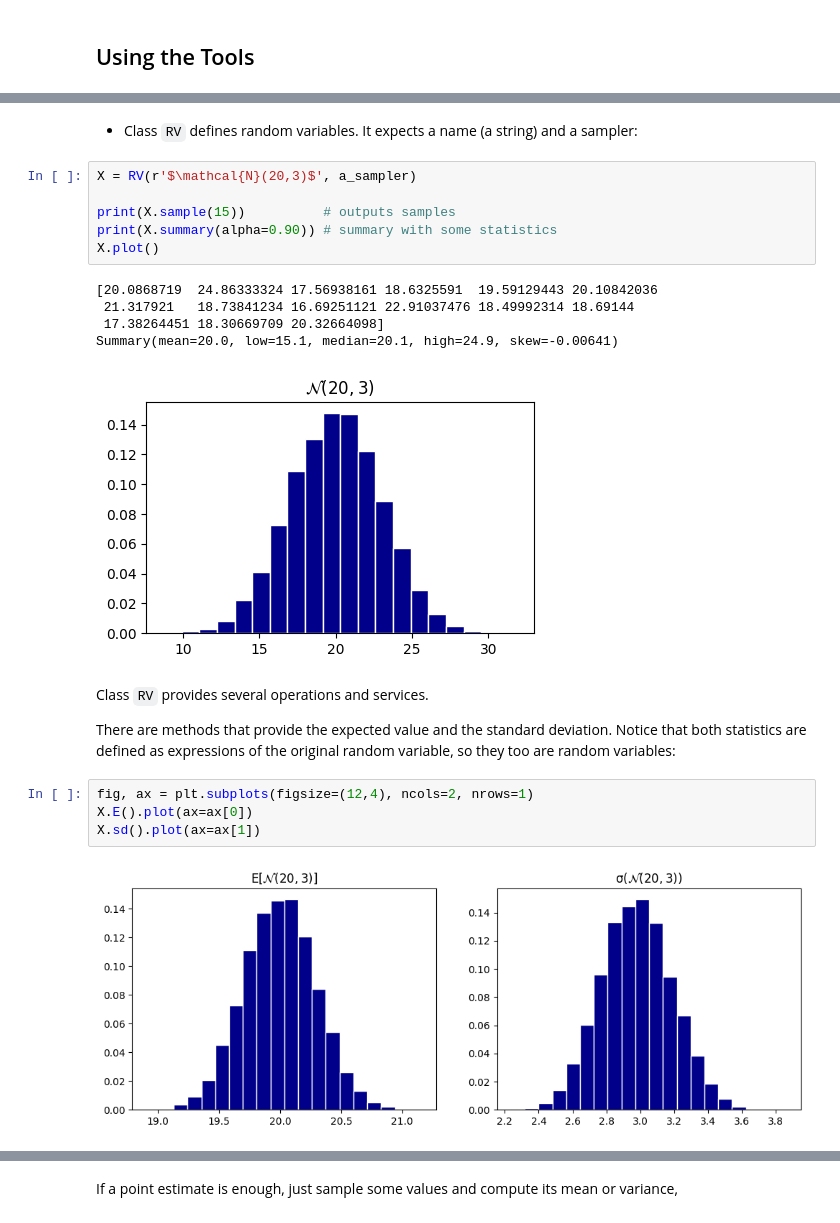
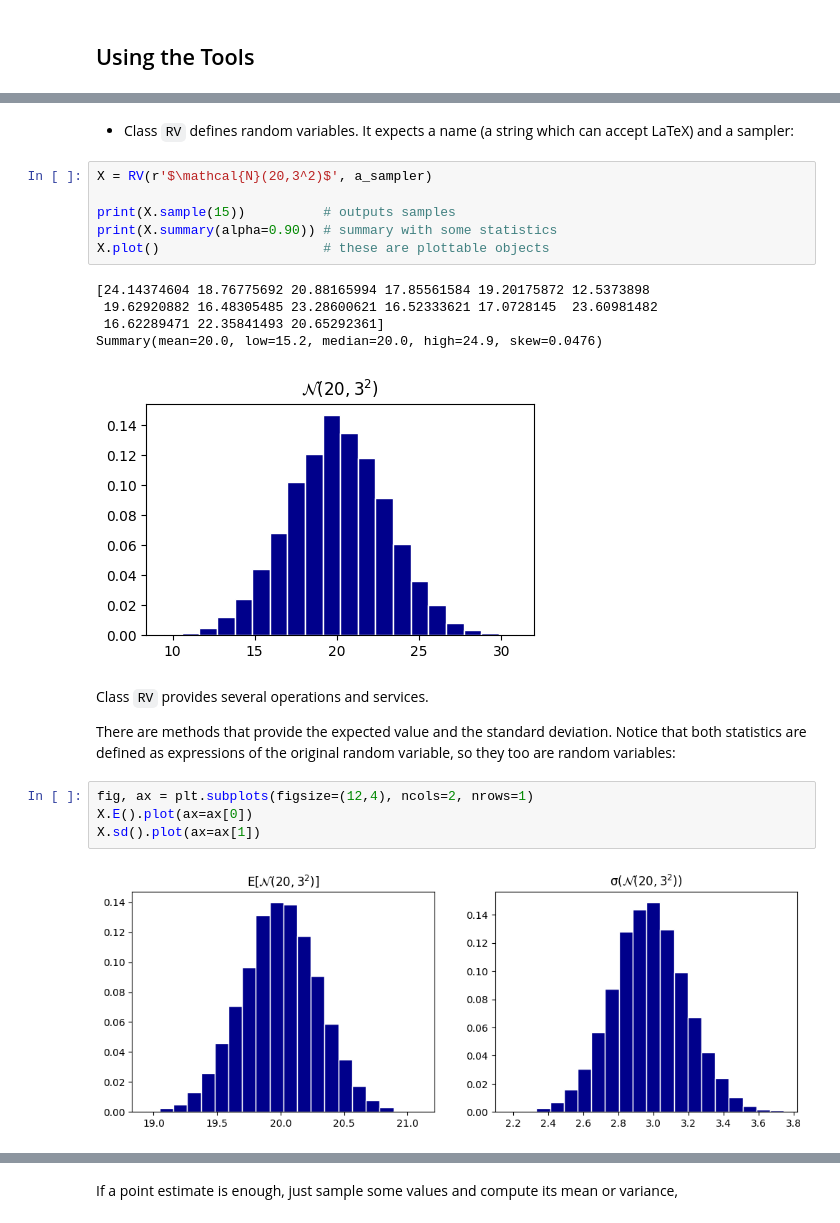
Before and after one commit to jpneto/topicsInPython, a Jupyter notebook: notebooks/Sampling Statistics.ipynb, the cells around one changed output, grey strips where cells are left out. Cells and saved outputs as stored; diff of their text form.

```diff
--- a/notebooks/Sampling Statistics.ipynb
+++ b/notebooks/Sampling Statistics.ipynb
@@ -274,17 +274,17 @@ array([21.94744868, 14.89682178, 25.07048304, 15.29169672, 15.65475219,
 # %% [markdown]
-+ Class `RV` defines random variables. It expects a name (a string) and a sampler:
++ Class `RV` defines random variables. It expects a name (a string which can accept LaTeX) and a sampler:
 # %%
-X = RV(r'$\mathcal{N}(20,3)$', a_sampler)
+X = RV(r'$\mathcal{N}(20,3^2)$', a_sampler)
 
 print(X.sample(15))          # outputs samples
 print(X.summary(alpha=0.90)) # summary with some statistics
-X.plot()
+X.plot()                     # these are plottable objects
 # %% [output]
-[20.0868719  24.86333324 17.56938161 18.6325591  19.59129443 20.10842036
- 21.317921   18.73841234 16.69251121 22.91037476 18.49992314 18.69144
- 17.38264451 18.30669709 20.32664098]
-Summary(mean=20.0, low=15.1, median=20.1, high=24.9, skew=-0.00641)
+[24.14374604 18.76775692 20.88165994 17.85561584 19.20175872 12.5373898
+ 19.62920882 16.48305485 23.28600621 16.52333621 17.0728145  23.60981482
+ 16.62289471 22.35841493 20.65292361]
+Summary(mean=20.0, low=15.2, median=20.0, high=24.9, skew=0.0476)
-[figure, old version]
+[figure, new version]
 # %% [markdown]
 Class `RV` provides several operations and services.
 
@@ -294,5 +294,5 @@ fig, ax = plt.subplots(figsize=(12,4), ncols=2, nrows=1)
 X.E().plot(ax=ax[0])
 X.sd().plot(ax=ax[1])
 # %% [output]
-[figure, old version]
+[figure, new version]
 # %%
```
Also changed, not shown: parts of 47 cells of this notebook.
